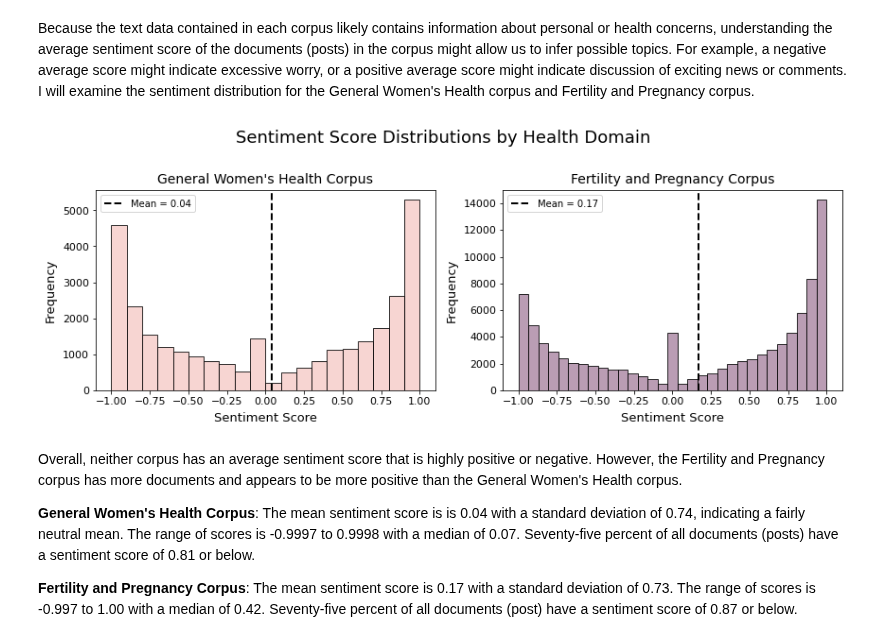
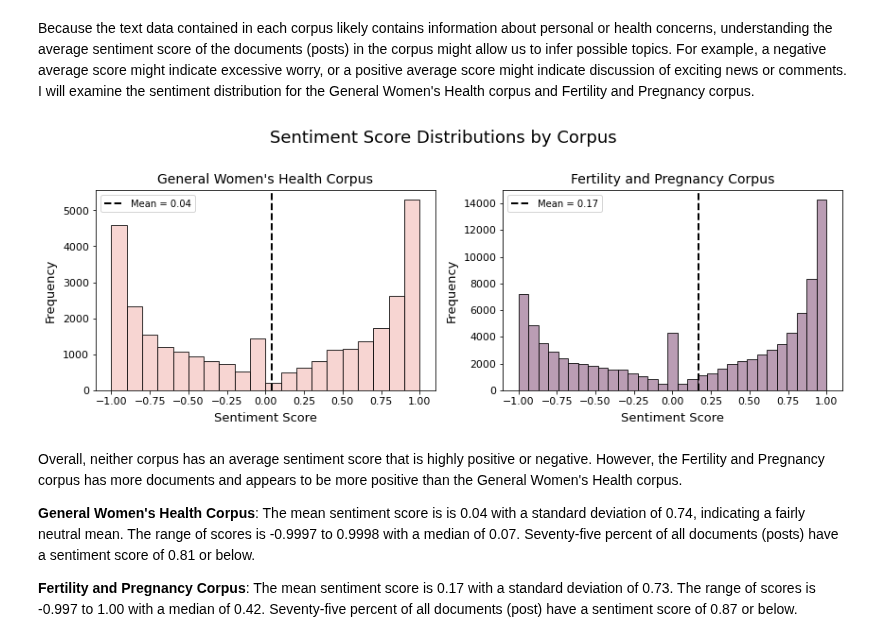
Before and after one commit to jlu90/Identifying-Womens-Health-Concerns, a Jupyter notebook: code/02_Main_Project_Notebook.ipynb, the cells around one changed output. Cells and saved outputs as stored; diff of their text form; code cells hidden in the pictures.

```diff
--- a/code/02_Main_Project_Notebook.ipynb
+++ b/code/02_Main_Project_Notebook.ipynb
@@ -123,6 +123,10 @@ warnings.simplefilter(action='ignore', category=FutureWarning)
 warnings.simplefilter(action='ignore', category=DeprecationWarning)
 # %% [markdown]
 #### Define Color Palette
+# %%
+blush = '#F7D1CD'
+dark_purple = '#B392AC'
+warm_grey = '#8E9AAF'
 # %% [markdown]
 ## Data
 # %% [markdown]
@@ -912,29 +915,29 @@ Because the text data contained in each corpus likely contains information about
 # %%
 fig, axes = plt.subplots(1, 2, figsize = (12, 4))
 
 ax1 = axes[0]
 ax2 = axes[1]
 
 subplot_histogram(health['sentiment_score'],
                   axis = ax1,
                   mean = 0.04,
                   title = 'General Women\'s Health Corpus',
                   x_label = 'Sentiment Score',
                   y_label = 'Frequency',
                   color = blush )
 
 
 subplot_histogram(obsgyn['sentiment_score'],
                   axis = ax2,
                   mean = 0.17,
                   title = 'Fertility and Pregnancy Corpus',
                   x_label = 'Sentiment Score',
                   y_label = 'Frequency',
                   color = dark_purple)
 
-plt.suptitle('Sentiment Score Distributions by Health Domain', y = 1.12, size = 18);
+plt.suptitle('Sentiment Score Distributions by Corpus', y = 1.12, size = 18);
 # %% [output]
-[figure, old version]
+[figure, new version]
 # %% [markdown]
 Overall, neither corpus has an average sentiment score that is highly positive or negative. However, the Fertility and Pregnancy corpus has more documents and appears to be more positive than the General Women's Health corpus.
 
```
Also changed, not shown: parts of 26 cells of this notebook, 3 other files.
